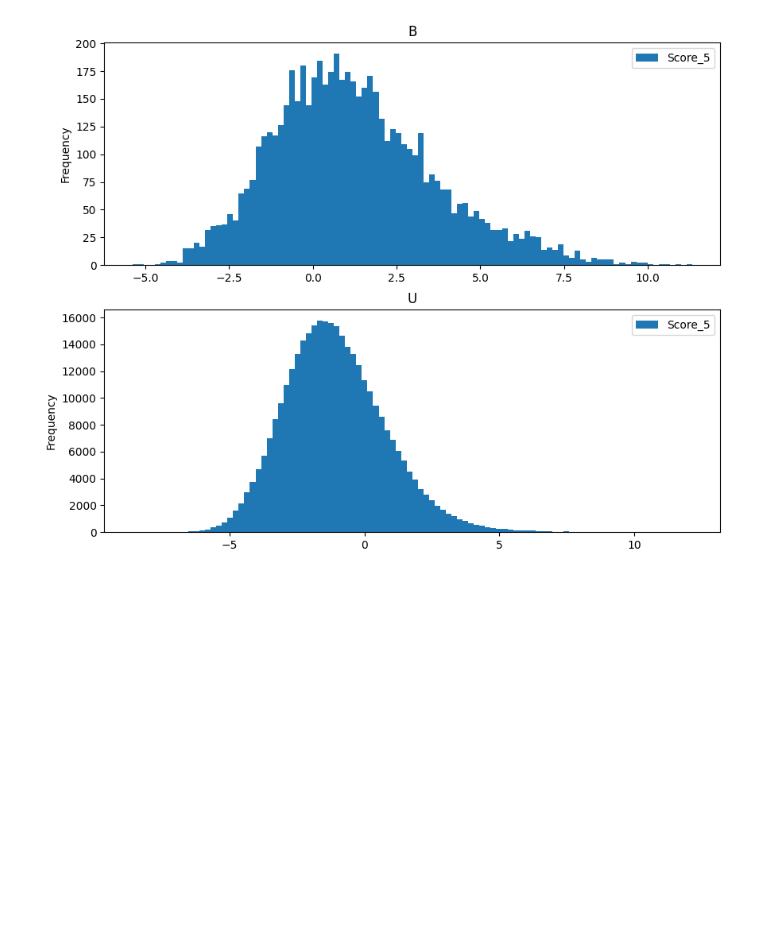
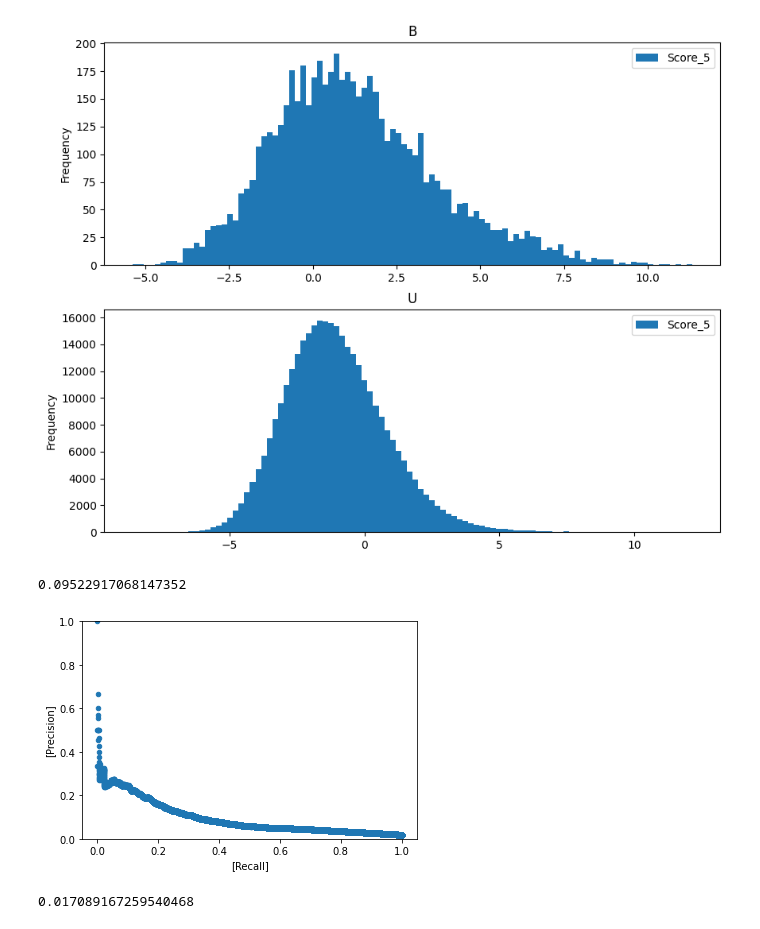
Before and after one commit to tiny-infinity/CFG_Classifier_Project, a Jupyter notebook: main_workflow_0.ipynb, the cells around one changed output. Cells and saved outputs as stored; diff of their text form; code cells hidden in the pictures; blank space fills up the shorter version.

```diff
--- a/main_workflow_0.ipynb
+++ b/main_workflow_0.ipynb
@@ -75,3 +75,25 @@ import matplotlib.pyplot as plt
 ax = test_scores.plot.hist(column=["Score_5"], by='REST',figsize=(10, 8),bins=100)
 # %% [output]
 [figure]
+# %%
+import pandas as pd
+import importlib
+
+import testing_funcs
+importlib.reload(testing_funcs)
+
+test2 = pd.read_csv('resultData/m5k5f1.csv')
+ax = test2.plot(kind = 'scatter',x=['Recall'],y=['Precision'],ylim=(0,1))
+
+print(testing_funcs.AU_PRC(test2))
+# %% [output]
+0.09522917068147352
+[figure, added]
+# %%
+test2_df = hf.load_tsv_file('projectData/chr1_200bp_bins.tsv')
+num_bound = len(test2_df[test2_df['REST']=='B'])
+total = len(test2_df)
+baseline = num_bound/total
+print(baseline)
+# %% [output]
+0.017089167259540468
```
Also changed, not shown: parts of 1 cell of this notebook, 3 other files.
